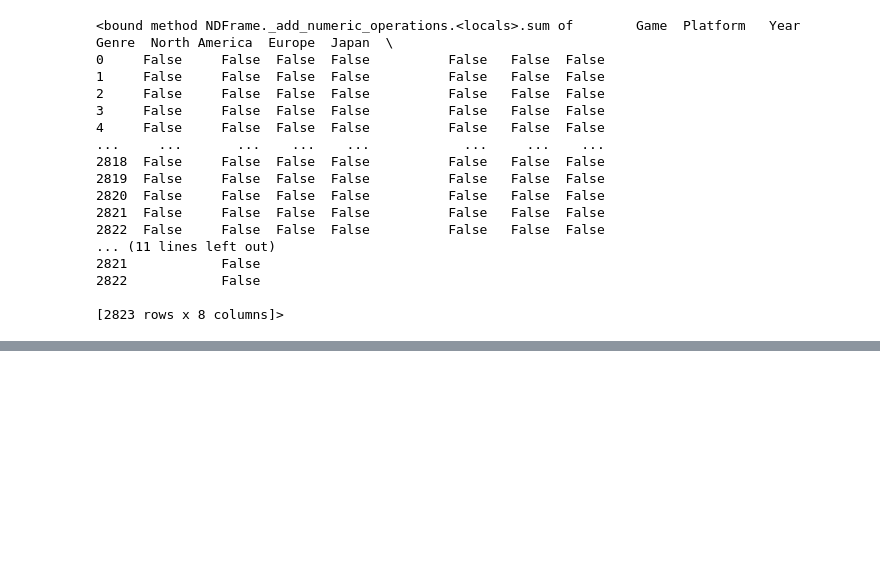
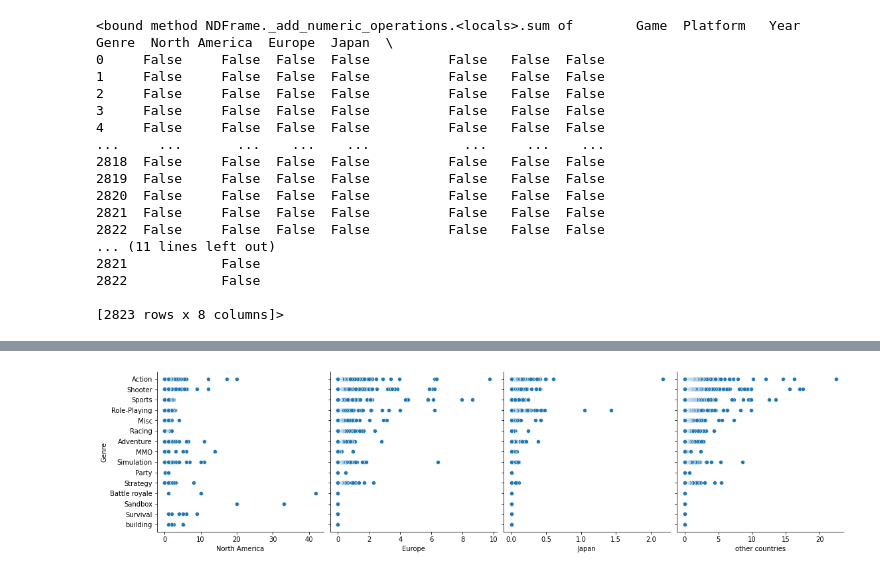
Before and after one commit to jwetapatel/Final-Project_Group4, a Jupyter notebook: Videogame_Sales_Forcasting.ipynb, the cells around one changed output, grey strips where cells are left out. Saved outputs shown, nothing was run; the diff lists cells and outputs as text; code cells hidden in the pictures; blank space fills up the shorter version.

```diff
--- a/Videogame_Sales_Forcasting.ipynb
+++ b/Videogame_Sales_Forcasting.ipynb
@@ -141,0 +142,6 @@ plt.show()
+# %%
+
+sns.pairplot(vgd_df, x_vars=['North America', 'Europe', 'Japan', 'other countries'], y_vars='Genre', height=4, aspect=1, kind='scatter')
+plt.show()
+# %% [output]
+[figure, added]
```
Also changed, not shown: parts of 10 cells of this notebook, 4 other files.
